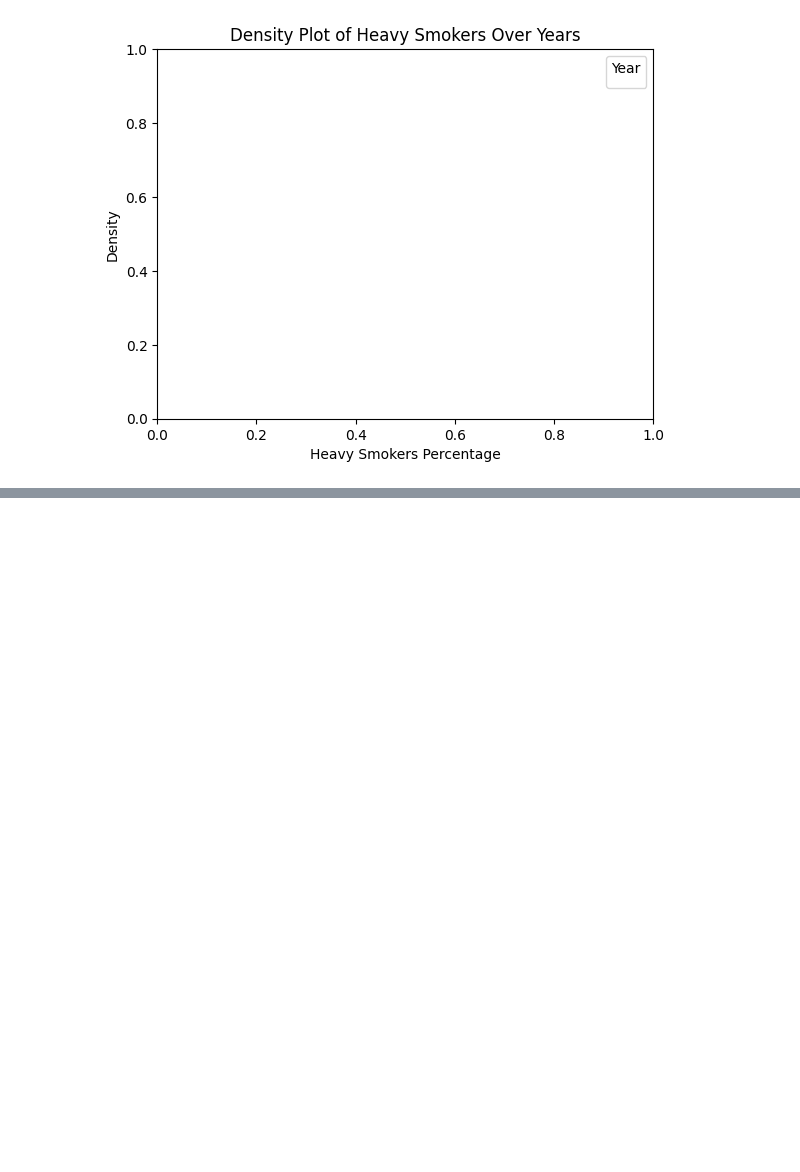
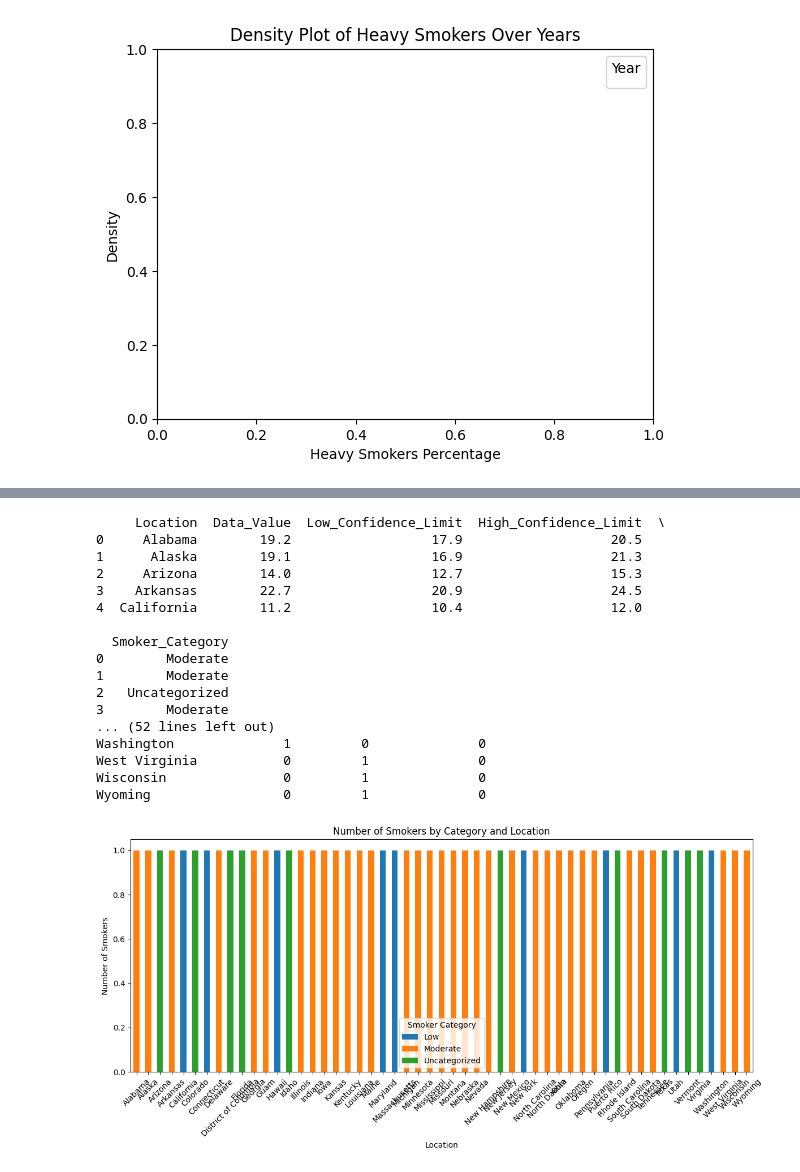
Before and after one commit to Priyanshs-ingh/age_detection_project, a Jupyter notebook: exploratory_data_analysis/1.ipynb, the cells around one changed output, grey strips where cells are left out. Cells and saved outputs as stored; diff of their text form; code cells hidden in the pictures; blank space fills up the shorter version.

```diff
--- a/exploratory_data_analysis/1.ipynb
+++ b/exploratory_data_analysis/1.ipynb
@@ -169,0 +198,60 @@ plt.show()
+# %%
+import pandas as pd
+import numpy as np
+import matplotlib.pyplot as plt
+import seaborn as sns
+
+# Load the dataset
+df = pd.read_csv(r'C:\Users\priyansh singh\Documents\GitHub\age_detection_project\Current Cigarette Use Among Adults (Behavior Risk Factor Surveillance System) 2018.csv')
+
+# Define thresholds for categorization (adjust these based on your data analysis)
+low_threshold = 15
+moderate_threshold_low = 15
+moderate_threshold_high = 30
+high_threshold = 30
+
+# Define conditions and categories for smoker categorization based on confidence limits and Data_Value
+conditions = [
+    (df['Low_Confidence_Limit'] > high_threshold),  # High smokers: lower bound is above high threshold
+    (df['Data_Value'] > moderate_threshold_low) & (df['Data_Value'] <= moderate_threshold_high),  # Moderate smokers: data value within moderate range
+    (df['High_Confidence_Limit'] < low_threshold)  # Low smokers: upper bound is below low threshold
+]
+categories = ['High', 'Moderate', 'Low']
+df['Smoker_Category'] = np.select(conditions, categories, default='Uncategorized')
+
+# Display categorized data
+print(df[['Location', 'Data_Value', 'Low_Confidence_Limit', 'High_Confidence_Limit', 'Smoker_Category']].head())
+
+# Group by location and category to summarize data
+grouped_df = df.groupby(['Location', 'Smoker_Category']).size().unstack(fill_value=0)
+print(grouped_df)
+
+# Plotting
+fig, ax = plt.subplots(figsize=(12, 6))
+grouped_df.plot(kind='bar', stacked=True, ax=ax)
+plt.title('Number of Smokers by Category and Location')
+plt.xlabel('Location')
+plt.ylabel('Number of Smokers')
+plt.xticks(rotation=45)
+plt.legend(title='Smoker Category')
+plt.tight_layout()
+plt.show()
+# %% [output]
+     Location  Data_Value  Low_Confidence_Limit  High_Confidence_Limit  \
+0     Alabama        19.2                  17.9                   20.5
+1      Alaska        19.1                  16.9                   21.3
+2     Arizona        14.0                  12.7                   15.3
+3    Arkansas        22.7                  20.9                   24.5
+4  California        11.2                  10.4                   12.0
+
+  Smoker_Category
+0        Moderate
+1        Moderate
+2   Uncategorized
+3        Moderate
+... (52 lines left out)
+Washington              1         0              0
+West Virginia           0         1              0
+Wisconsin               0         1              0
+Wyoming                 0         1              0
+[figure, added]
```
Also changed, not shown: parts of 8 cells of this notebook.
